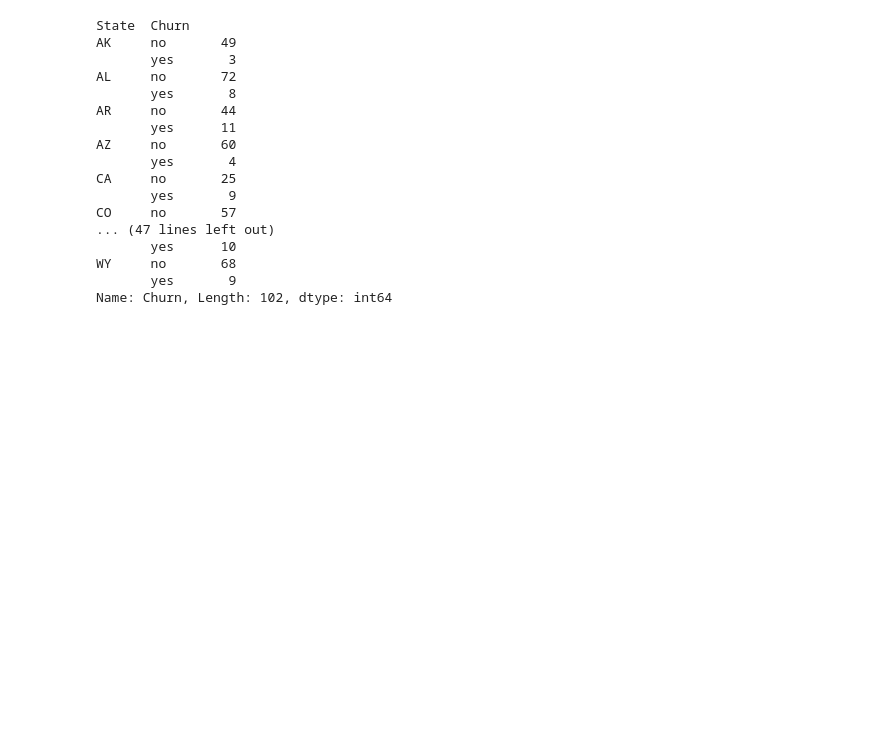
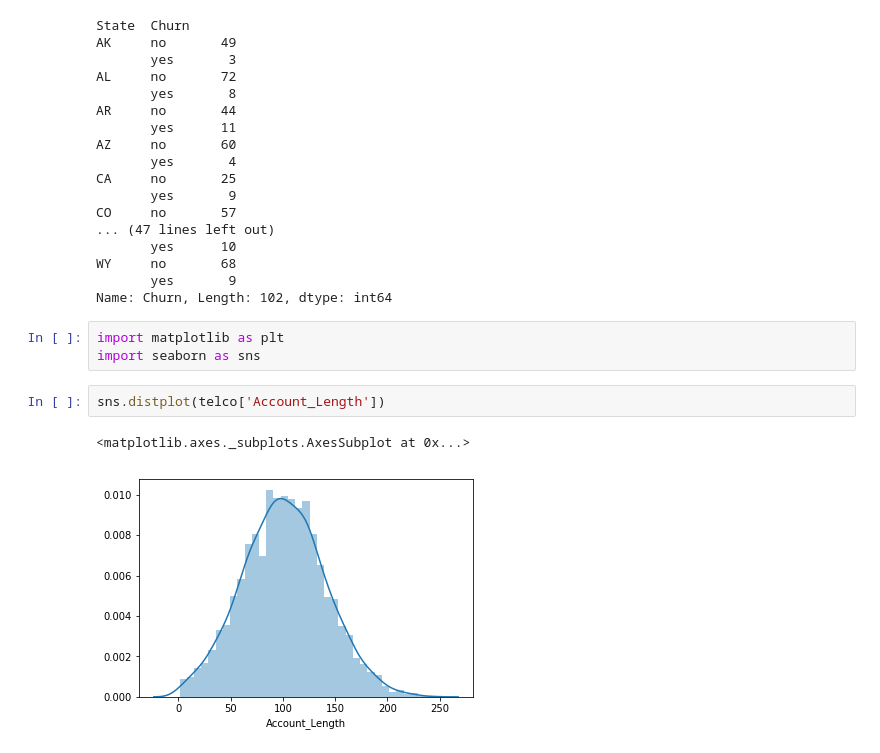
Before and after one commit to MarcelaMonteiroMontenegroGallo/Python, a Jupyter notebook: Predicting_Customer_Churn.ipynb, the cells around one changed output. Drawn from its saved outputs; the diff is of its cells as text; blank space fills up the shorter version.

```diff
--- a/Predicting_Customer_Churn.ipynb
+++ b/Predicting_Customer_Churn.ipynb
@@ -87,3 +87,11 @@ CO     no       57
 WY     no       68
        yes       9
 Name: Churn, Length: 102, dtype: int64
+# %%
+import matplotlib as plt
+import seaborn as sns
+# %%
+sns.distplot(telco['Account_Length'])
+# %% [output]
+<matplotlib.axes._subplots.AxesSubplot at 0x...>
+[figure, added]
```
